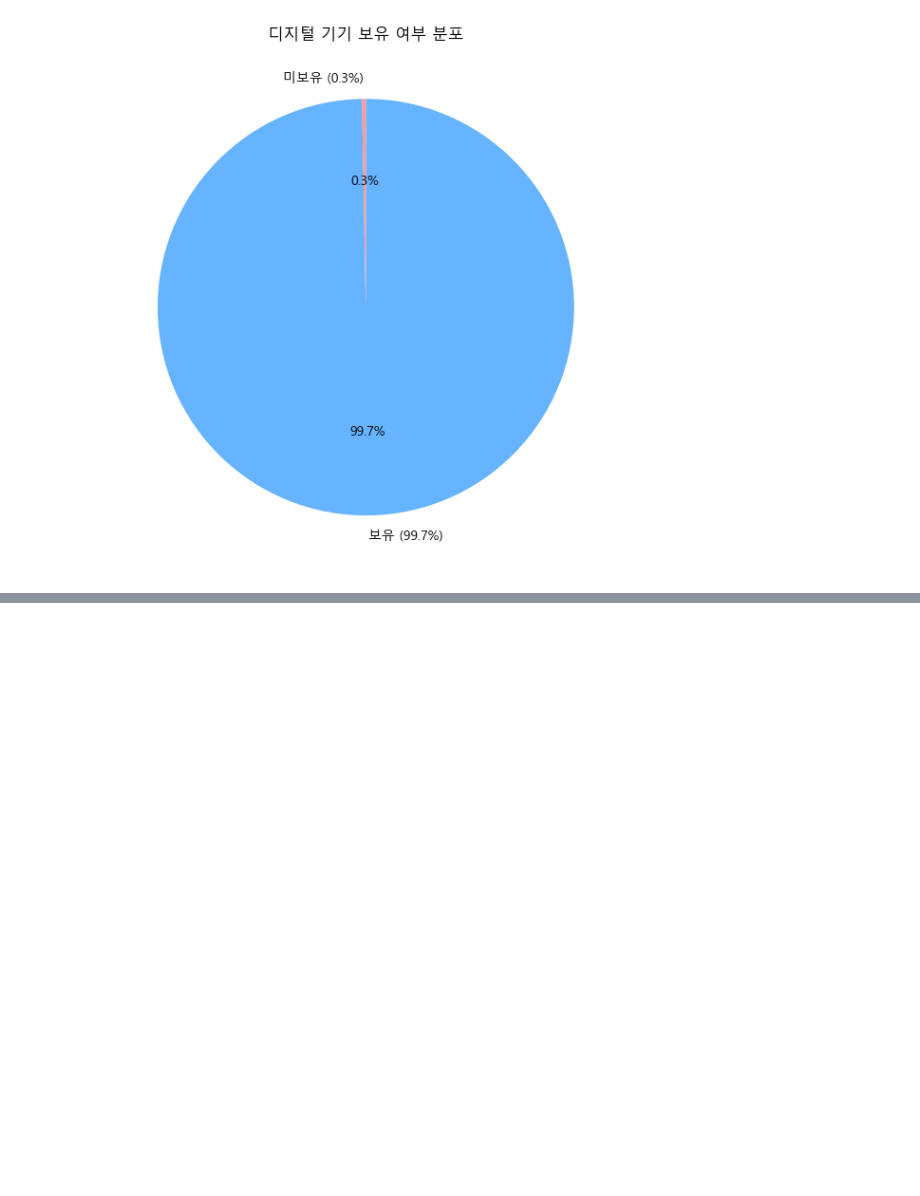
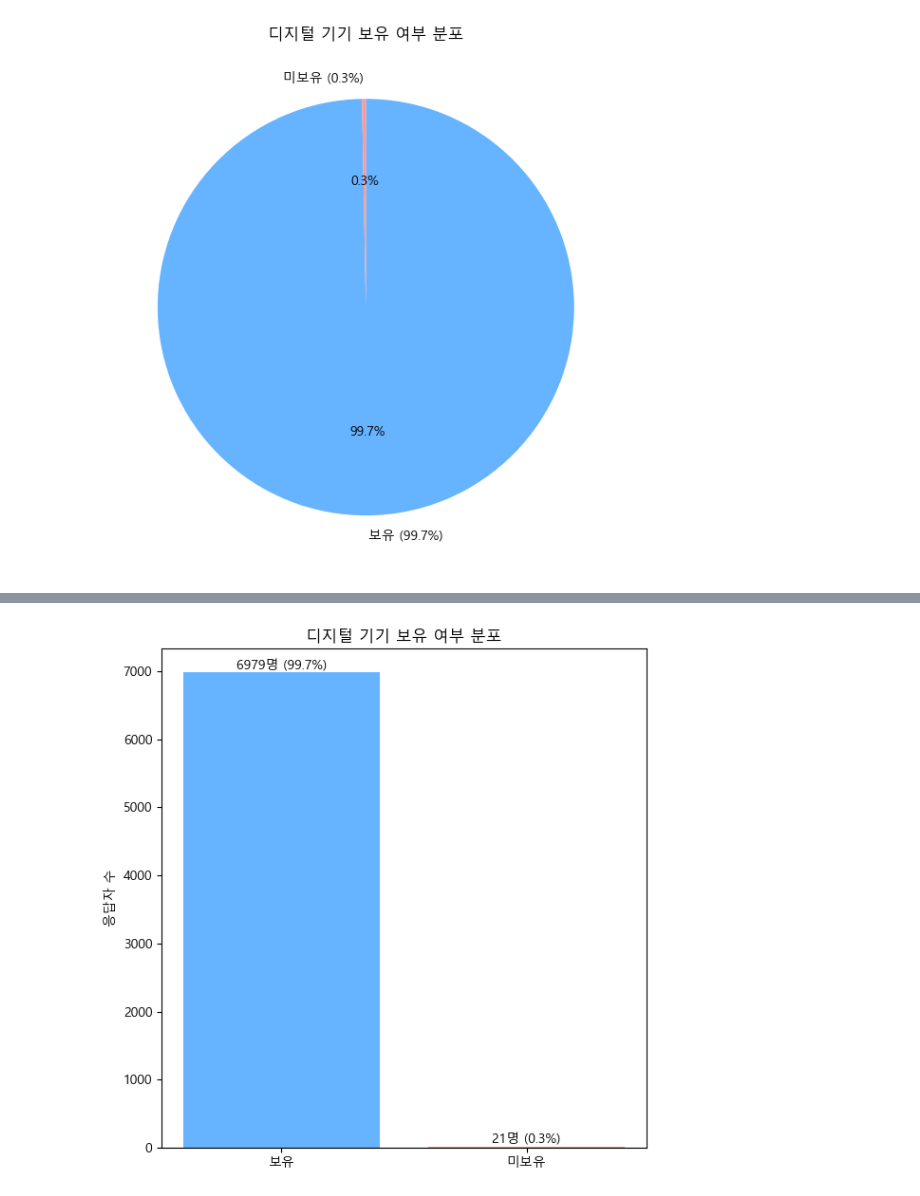
Before and after one commit to Jihun007/EduPulse, a Jupyter notebook: notebooks/lab1.ipynb, the cells around one changed output, grey strips where cells are left out. Saved outputs shown, nothing was run; the diff lists cells and outputs as text; code cells hidden in the pictures; blank space fills up the shorter version.

```diff
--- a/notebooks/lab1.ipynb
+++ b/notebooks/lab1.ipynb
@@ -84,17 +84,17 @@ import pandas as pd
 import matplotlib.pyplot as plt
 
 # 1. 엑셀 파일 불러오기 (G열=6: 인터넷이용, M열=12: 학력)
-file_path = 'data/processed/lowdata.csv'
+file_path = '../data/processed/lowdata.csv'
 df = pd.read_excel(file_path, sheet_name=0, engine='openpyxl')
-df = df.iloc[:, [6, 12]]
+df = df.iloc[:, [7, 15]]
 df.columns = ['인터넷이용', '학력']
 
 # 2. 유효 응답 필터링
 df = df[df['인터넷이용'].isin([1, 2]) & df['학력'].isin([1, 2, 3, 4])]
-
+print(df)
 # 3. 비율 계산
 pivot = pd.crosstab(df['학력'], df['인터넷이용'], normalize='index') * 100
-
+print(pivot)
 # 4. 컬럼명, 인덱스 라벨 지정
 rename_map = {}
 if 1 in pivot.columns:
@@ -260,0 +324,55 @@ plt.show()
+# %%
+import pandas as pd
+import matplotlib.pyplot as plt
+from matplotlib import rc
+import platform
+
+# ✅ 한글 폰트 설정
+if platform.system() == 'Windows':
+    plt.rcParams['font.family'] = 'Malgun Gothic'
+elif platform.system() == 'Darwin':
+    plt.rcParams['font.family'] = 'AppleGothic'
+else:
+    plt.rcParams['font.family'] = 'NanumGothic'
+
+plt.rcParams['axes.unicode_minus'] = False  # 마이너스 깨짐 방지
+
+# ✅ 1. CSV 파일 불러오기 (C~F열: 2~5번 열)
+file_path = '../data/processed/lowdata.csv'
+df = pd.read_excel(file_path, engine='openpyxl')
+
+# ✅ 2. 필요한 열만 추출
+df = df.iloc[:, [2, 3, 4, 5]]
+df.columns = ['데스크탑', '노트북', '휴대전화', '스마트패드']
+
+# ✅ 3. 디지털 기기 보유 여부 판단 함수 (피처폰 제외)
+def check_device_ownership(row):
+    return '보유' if (
+        row['데스크탑'] == 1 or
+        row['노트북'] == 1 or
+        row['휴대전화'] == 1 or
+        row['스마트패드'] == 1
+    ) else '미보유'
+
+df['보유여부'] = df.apply(check_device_ownership, axis=1)
+
+# ✅ 4. 분포 계산
+counts = df['보유여부'].value_counts()
+percentages = counts / counts.sum() * 100
+
+# ✅ 5. 세로 막대그래프 시각화
+plt.figure(figsize=(6, 6))
+bars = plt.bar(counts.index, counts.values, color=['#66b3ff', '#ff9999'])
+
+# ✅ 6. 막대 위에 퍼센트 표시
+for i, bar in enumerate(bars):
+    plt.text(bar.get_x() + bar.get_width()/2, bar.get_height() + 3,
+             f'{counts.values[i]}명 ({percentages.values[i]:.1f}%)',
+             ha='center', va='bottom', fontsize=10)
+
+plt.title('디지털 기기 보유 여부 분포')
+plt.ylabel('응답자 수')
+plt.tight_layout()
+plt.show()
+# %% [output]
+[figure, added]
```
Also changed, not shown: parts of 7 cells of this notebook.
